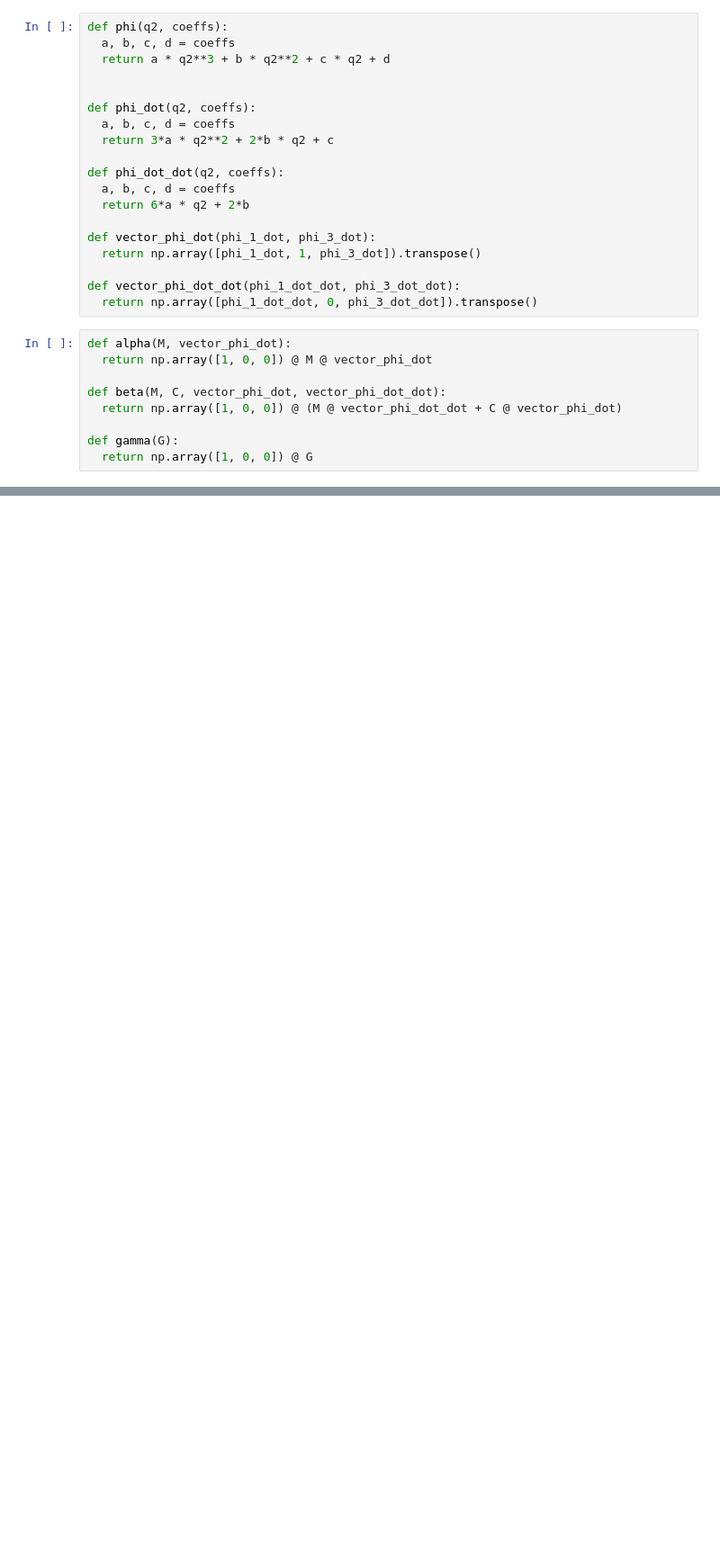
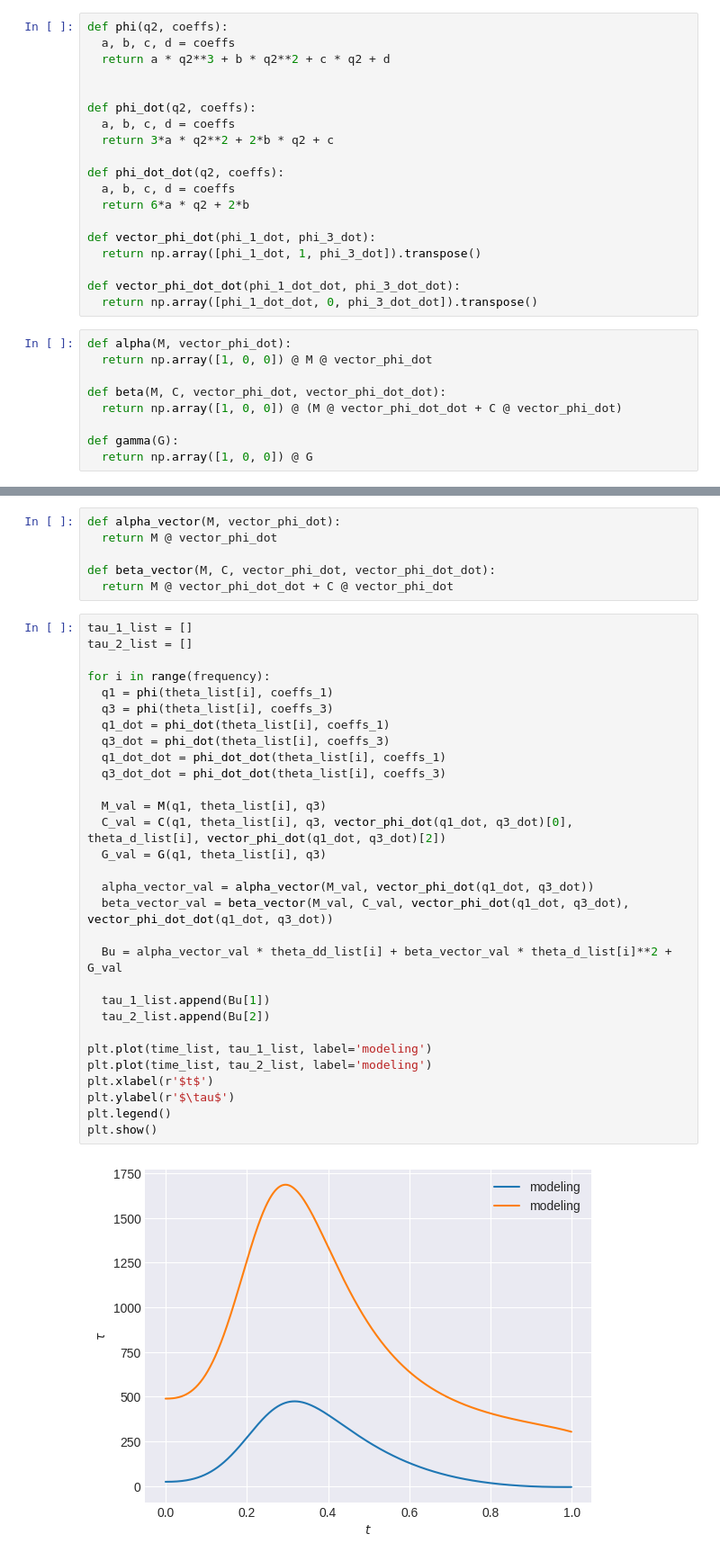
Before and after one commit to reiv27/biomechanics, a Jupyter notebook: dynamics_handmade.ipynb, the cells around one changed output, grey strips where cells are left out. Shown at 90% size. Drawn from its saved outputs; the diff is of its cells as text; blank space fills up the shorter version.

```diff
--- a/dynamics_handmade.ipynb
+++ b/dynamics_handmade.ipynb
@@ -262,0 +390,38 @@ plt.show()
+# %%
+def alpha_vector(M, vector_phi_dot):
+  return M @ vector_phi_dot
+
+def beta_vector(M, C, vector_phi_dot, vector_phi_dot_dot):
+  return M @ vector_phi_dot_dot + C @ vector_phi_dot
+# %%
+tau_1_list = []
+tau_2_list = []
+
+for i in range(frequency):
+  q1 = phi(theta_list[i], coeffs_1)
+  q3 = phi(theta_list[i], coeffs_3)
+  q1_dot = phi_dot(theta_list[i], coeffs_1)
+  q3_dot = phi_dot(theta_list[i], coeffs_3)
+  q1_dot_dot = phi_dot_dot(theta_list[i], coeffs_1)
+  q3_dot_dot = phi_dot_dot(theta_list[i], coeffs_3)
+
+  M_val = M(q1, theta_list[i], q3)
+  C_val = C(q1, theta_list[i], q3, vector_phi_dot(q1_dot, q3_dot)[0], theta_d_list[i], vector_phi_dot(q1_dot, q3_dot)[2])
+  G_val = G(q1, theta_list[i], q3)
+
+  alpha_vector_val = alpha_vector(M_val, vector_phi_dot(q1_dot, q3_dot))
+  beta_vector_val = beta_vector(M_val, C_val, vector_phi_dot(q1_dot, q3_dot), vector_phi_dot_dot(q1_dot, q3_dot))
+
+  Bu = alpha_vector_val * theta_dd_list[i] + beta_vector_val * theta_d_list[i]**2 + G_val
+
+  tau_1_list.append(Bu[1])
+  tau_2_list.append(Bu[2])
+
+plt.plot(time_list, tau_1_list, label='modeling')
+plt.plot(time_list, tau_2_list, label='modeling')
+plt.xlabel(r'$t$')
+plt.ylabel(r'$\tau$')
+plt.legend()
+plt.show()
+# %% [output]
+[figure, added]
```
Also changed, not shown: parts of 9 cells of this notebook, 3 other files.
